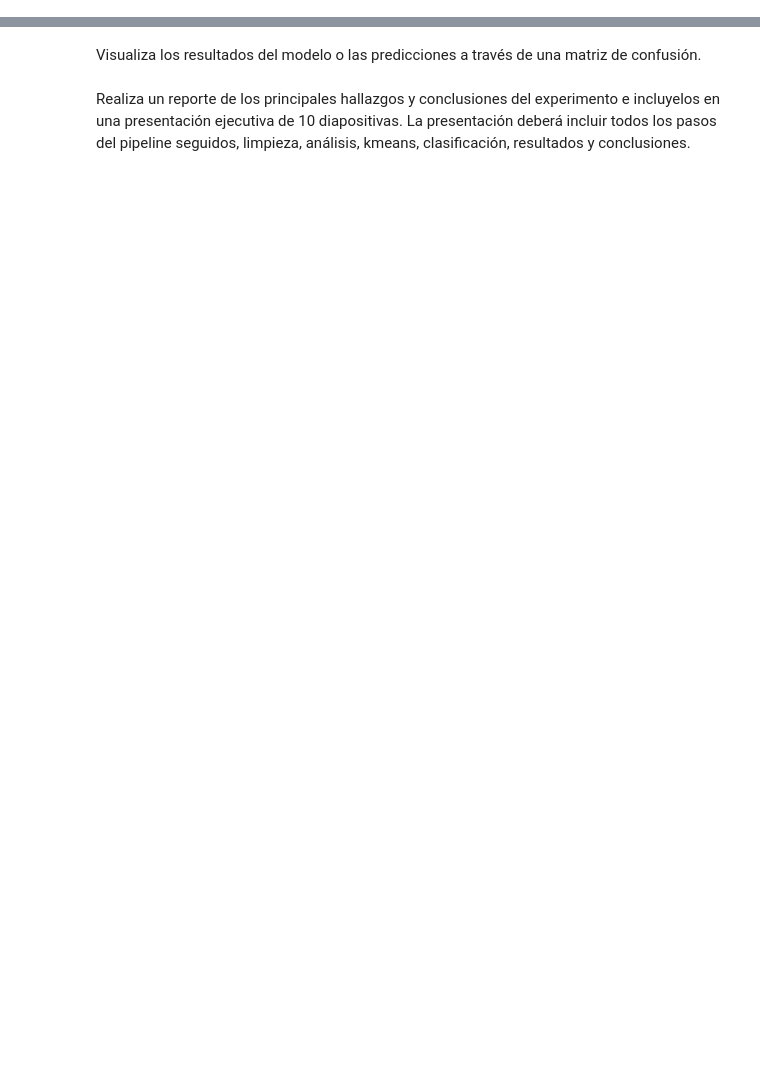
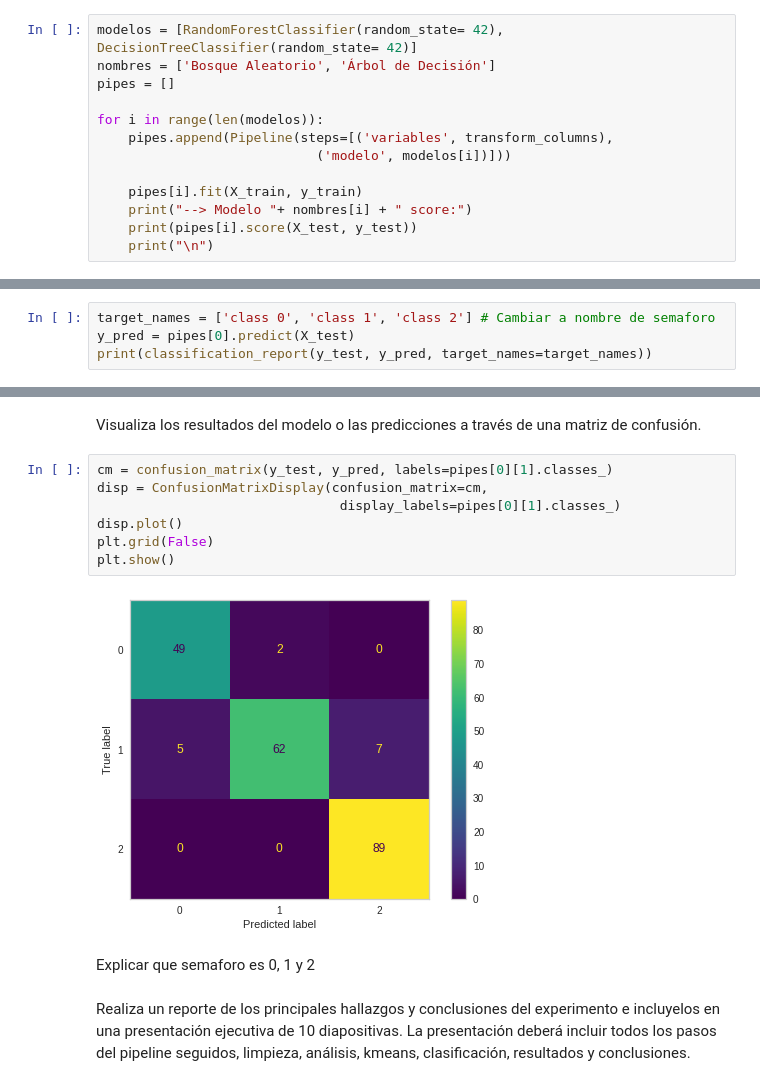
Before and after one commit to PosgradoMNA/actividades-del-projecto-equipo70, a Jupyter notebook: RetoFinal/Entrega2/Reto_Entrega2_ClasificaciónEnsamblesYPresentaciónEjecutiva.ipynb, the cells around one changed output, grey strips where cells are left out. Cells and saved outputs as stored; diff of their text form; blank space fills up the shorter version.

```diff
--- a/RetoFinal/Entrega2/Reto_Entrega2_ClasificaciónEnsamblesYPresentaciónEjecutiva.ipynb
+++ b/RetoFinal/Entrega2/Reto_Entrega2_ClasificaciónEnsamblesYPresentaciónEjecutiva.ipynb
@@ -209,3 +240,16 @@ Explora que clasificador es el más optimo, ejemplo:
 
   * Decision trees
   * Random Forest.
+# %%
+modelos = [RandomForestClassifier(random_state= 42), DecisionTreeClassifier(random_state= 42)]
+nombres = ['Bosque Aleatorio', 'Árbol de Decisión']
+pipes = []
+
+for i in range(len(modelos)):
+    pipes.append(Pipeline(steps=[('variables', transform_columns),
+                            ('modelo', modelos[i])]))
+
+    pipes[i].fit(X_train, y_train)
+    print("--> Modelo "+ nombres[i] + " score:")
+    print(pipes[i].score(X_test, y_test))
+    print("\n")
@@ -212,2 +265,6 @@ Explora que clasificador es el más optimo, ejemplo:
 # %% [markdown]
 Determina el grado de exactitud a través del reporte de clasificación y análisis de la gráfica de Precision Recall.
+# %%
+target_names = ['class 0', 'class 1', 'class 2'] # Cambiar a nombre de semaforo
+y_pred = pipes[0].predict(X_test)
+print(classification_report(y_test, y_pred, target_names=target_names))
@@ -214,4 +296,15 @@ Determina el grado de exactitud a través del reporte de clasificación y análi
 # %% [markdown]
 Visualiza los resultados del modelo o las predicciones a través de una matriz de confusión.
+# %%
+cm = confusion_matrix(y_test, y_pred, labels=pipes[0][1].classes_)
+disp = ConfusionMatrixDisplay(confusion_matrix=cm,
+                               display_labels=pipes[0][1].classes_)
+disp.plot()
+plt.grid(False)
+plt.show()
+# %% [output]
+[figure, added]
+# %% [markdown]
+Explicar que semaforo es 0, 1 y 2
 # %% [markdown]
 Realiza un reporte de los principales hallazgos y conclusiones del experimento e incluyelos en una presentación ejecutiva de 10 diapositivas. La presentación deberá incluir todos los pasos del pipeline seguidos, limpieza, análisis, kmeans, clasificación, resultados y conclusiones.
```
Also changed, not shown: parts of 10 cells of this notebook.
